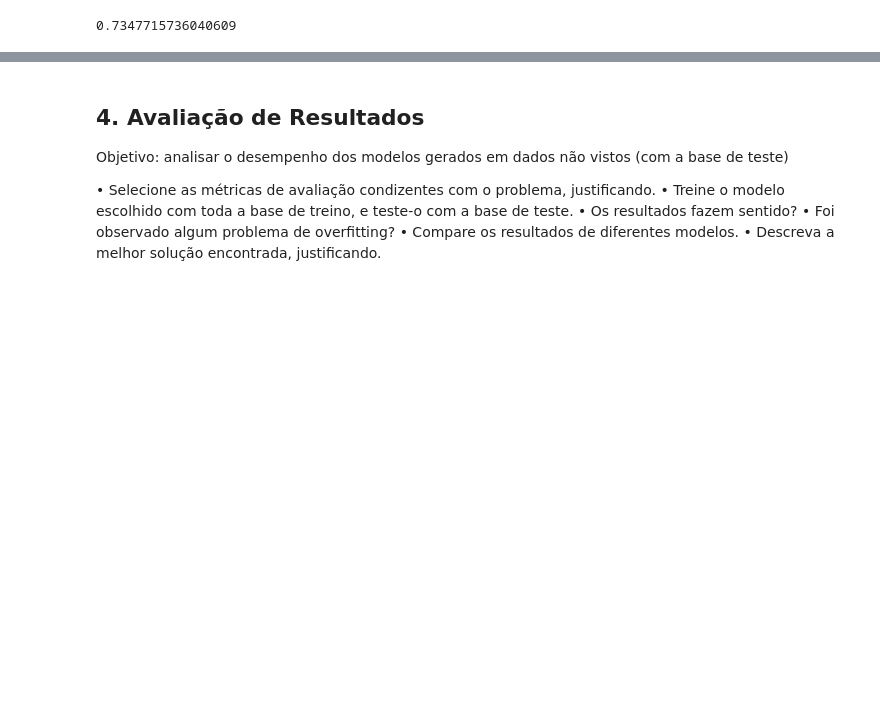
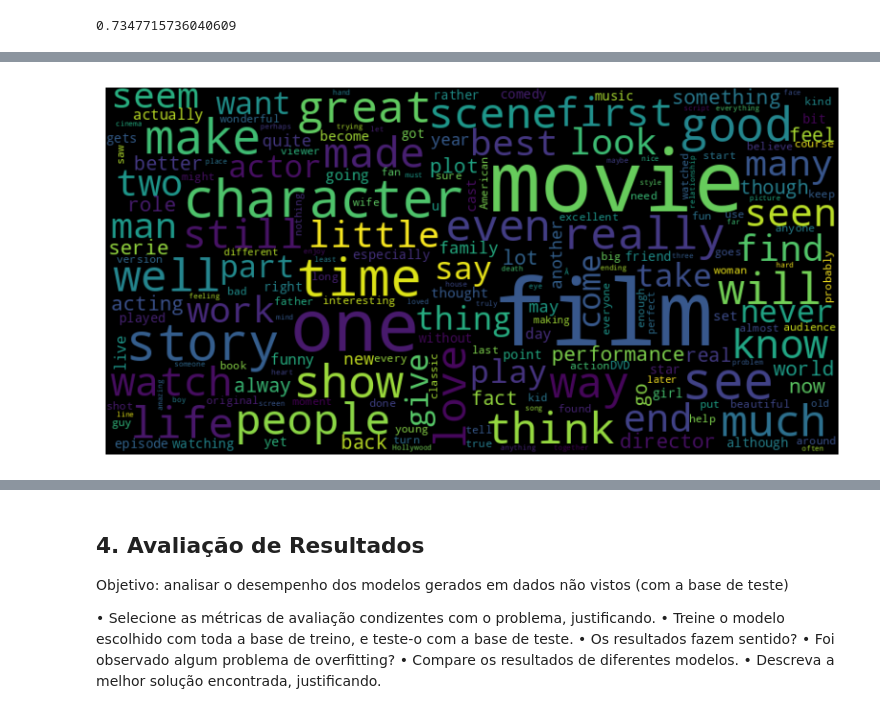
Before and after one commit to simonefmr/global_emissions, a Jupyter notebook: Sprint2_MVP_B_DL.ipynb, the cells around one changed output, grey strips where cells are left out. Cells and saved outputs as stored; diff of their text form; code cells hidden in the pictures; blank space fills up the shorter version.

```diff
--- a/Sprint2_MVP_B_DL.ipynb
+++ b/Sprint2_MVP_B_DL.ipynb
@@ -202,0 +263,16 @@ print(classifier(data, 'review', 'sentiment_numeric'))
+# %%
+def positive_wordcloud(text, text_col):
+    positive_sentiment = data.query('sentiment_numeric == 1')
+
+    wordcloud = WordCloud(width=800, height=400, max_font_size=100).generate(' '.join(positive_sentiment[text_col]))
+
+    # Exibe o mapa de palavras
+    plt.figure(figsize=(10, 5))
+    plt.imshow(wordcloud, interpolation='bilinear')
+    plt.axis('off')
+    plt.show()
+
+# Exemplo de uso da função
+positive_wordcloud(data, 'review')
+# %% [output]
+[figure, added]
```
Also changed, not shown: parts of 9 cells of this notebook.
